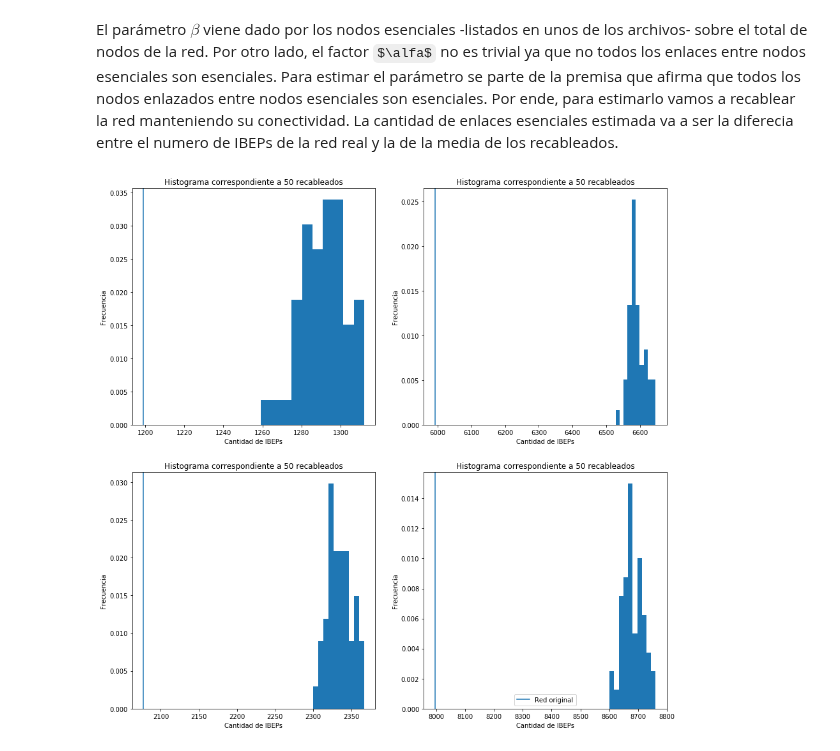
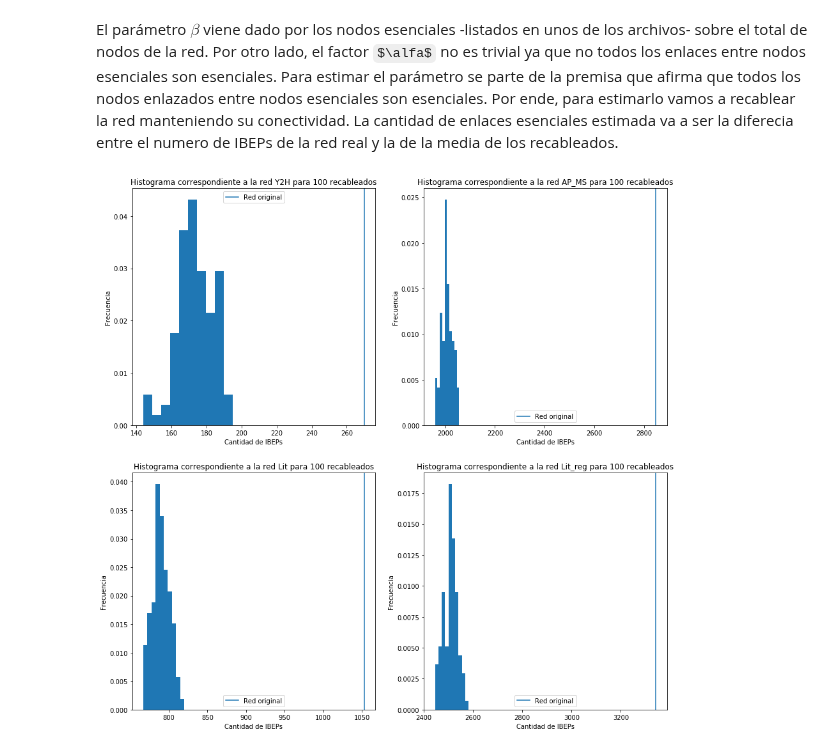
Before and after one commit to LunaKadysz/Redes, a Jupyter notebook: TPC_03/TPC_03_Luna.ipynb, the cells around one changed output. Drawn from its saved outputs; the diff is of its cells as text; code cells hidden in the pictures; some formulas as TeX source.

```diff
--- a/TPC_03/TPC_03_Luna.ipynb
+++ b/TPC_03/TPC_03_Luna.ipynb
@@ -586,7 +586,13 @@ Para estimar el parámetro se parte de la premisa que afirma que todos los nodos
 import time
 
 def IBEP(red,lista_esenciales): #calcula el numero de interacciones entre nodos esenciales
-    interacciones_nodos_esenciales = len(red.edges(lista_esenciales))
+    esenciales_en_red = list(set(red.nodes()).intersection(lista_esenciales))
+    interacciones_nodos_esenciales = 0
+    for i in range(0, len(esenciales_en_red)):
+        for j in range(i,len(esenciales_en_red)):
+            if not red.number_of_edges(esenciales_en_red[i],esenciales_en_red[j]) == 0:
+                interacciones_nodos_esenciales += 1
+
     return interacciones_nodos_esenciales
 
 
@@ -644,38 +650,37 @@ fig, ax = plt.subplots(2, 2, figsize=(15,15))
 ax = ax.flatten()
 lista_alfa = []
 lista_beta = []
 lista_IBEPs_original = []
 lista_media_recableado = []
 
 for i,red in enumerate(redes_dict.keys()):
-    n = 50
+    n = 100
     lista_recableado = recableado(red,n) #recableo n veces. Ideal seria 10.000 como en el paper
     #busco los valores que necesito
     media_recableado = mean(lista_recableado)
     IBEPs_original = (IBEP(redes_dict[red]['Grafo'],lista_esenciales))
     alfa_red = alfa(red,media_recableado,IBEPs_original)
     beta_red = beta(red,lista_esenciales)
 
     #los guardo en listas
     lista_beta.append(beta_red)
     lista_alfa.append(alfa_red)
     lista_IBEPs_original.append(IBEPs_original)
     lista_media_recableado.append(alfa_red)
 
     #grafico
     ax[i].hist(lista_recableado, density=True)
     ax[i].set_xlabel('Cantidad de IBEPs')
     ax[i].set_ylabel('Frecuencia')
-    ax[i].set_title(f'Histograma correspondiente a {n} recableados')
+    ax[i].set_title(f'Histograma correspondiente a la red {red} para {n} recableados')
     ax[i].axvline(IBEPs_original, label = 'Red original')
-
-plt.legend()
+    ax[i].legend()
 plt.show()
 
 #COMENTARIO IMPORTANTE: eS MUY EXTRANIO QUE EL NUMERO DE ENLACES ENTRE PROTEINAS ESENCIALES SEA MENOR QUE EN UNA RED RANDOM
 #DEBERIA SER AL REVES.AIUDA
 # %% [output]
-[figure, old version]
+[figure, new version]
 # %%
 #definimos P_e a la probailidad de que una proteina sea esencial
 
```
Also changed, not shown: parts of 1 cell of this notebook.
